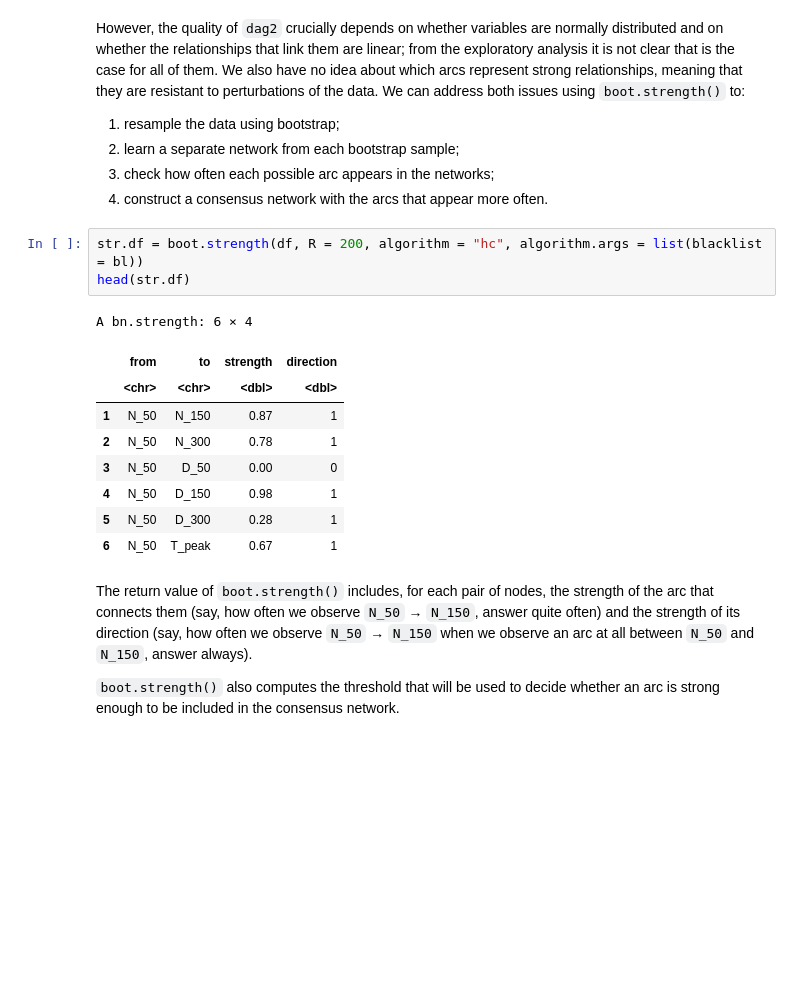
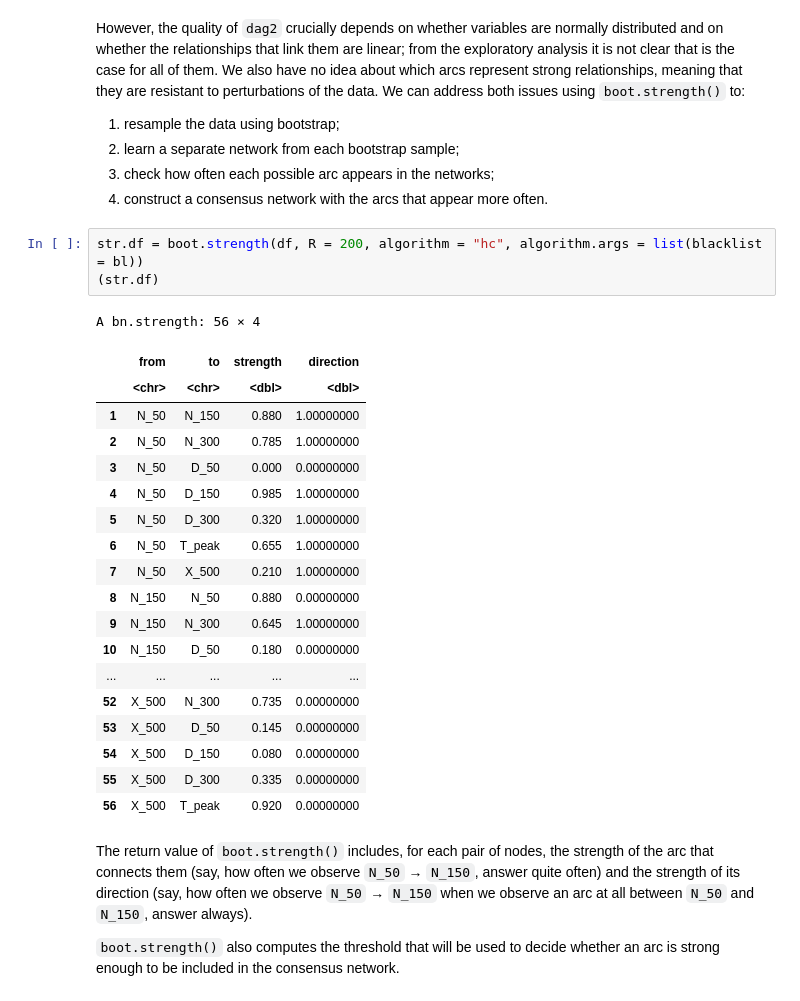
Before and after one commit to WelfLowe/Public-ML-Notebooks, a Jupyter notebook: Bayesian Network Learning.ipynb, the cells around one changed output. Saved outputs shown, nothing was run; the diff lists cells and outputs as text; blank space fills up the shorter version.

```diff
--- a/Bayesian Network Learning.ipynb
+++ b/Bayesian Network Learning.ipynb
@@ -320,17 +331,27 @@ However, the quality of `dag2` crucially depends on whether variables are normal
 4. construct a consensus network with the arcs that appear more often.
 # %%
 str.df = boot.strength(df, R = 200, algorithm = "hc", algorithm.args = list(blacklist = bl))
-head(str.df)
+(str.df)
 # %% [output]
-A bn.strength: 6 × 4
+A bn.strength: 56 × 4
 |  | from | to | strength | direction |
 |  | <chr> | <chr> | <dbl> | <dbl> |
-| 1 | N_50 | N_150 | 0.87 | 1 |
-| 2 | N_50 | N_300 | 0.78 | 1 |
-| 3 | N_50 | D_50 | 0.00 | 0 |
-| 4 | N_50 | D_150 | 0.98 | 1 |
-| 5 | N_50 | D_300 | 0.28 | 1 |
-| 6 | N_50 | T_peak | 0.67 | 1 |
+| 1 | N_50 | N_150 | 0.880 | 1.00000000 |
+| 2 | N_50 | N_300 | 0.785 | 1.00000000 |
+| 3 | N_50 | D_50 | 0.000 | 0.00000000 |
+| 4 | N_50 | D_150 | 0.985 | 1.00000000 |
+| 5 | N_50 | D_300 | 0.320 | 1.00000000 |
+| 6 | N_50 | T_peak | 0.655 | 1.00000000 |
+| 7 | N_50 | X_500 | 0.210 | 1.00000000 |
+| 8 | N_150 | N_50 | 0.880 | 0.00000000 |
+| 9 | N_150 | N_300 | 0.645 | 1.00000000 |
+| 10 | N_150 | D_50 | 0.180 | 0.00000000 |
+| ... | ... | ... | ... | ... |
+| 52 | X_500 | N_300 | 0.735 | 0.00000000 |
+| 53 | X_500 | D_50 | 0.145 | 0.00000000 |
+| 54 | X_500 | D_150 | 0.080 | 0.00000000 |
+| 55 | X_500 | D_300 | 0.335 | 0.00000000 |
+| 56 | X_500 | T_peak | 0.920 | 0.00000000 |
 # %% [markdown]
 The return value of `boot.strength()` includes, for each pair of nodes, the strength of the arc that connects them (say, how often we observe `N_50` → `N_150`, answer quite often) and the strength of its direction (say, how often we observe `N_50` → `N_150` when we observe an arc at all between `N_50` and `N_150`, answer always).
 
```
Also changed, not shown: parts of 14 cells of this notebook, 10 other files.
